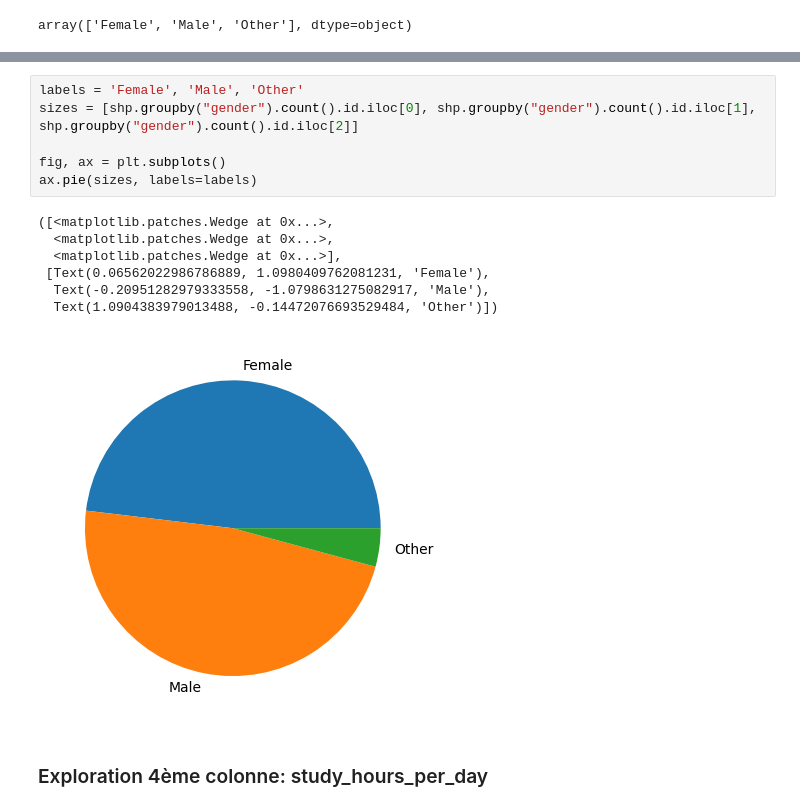
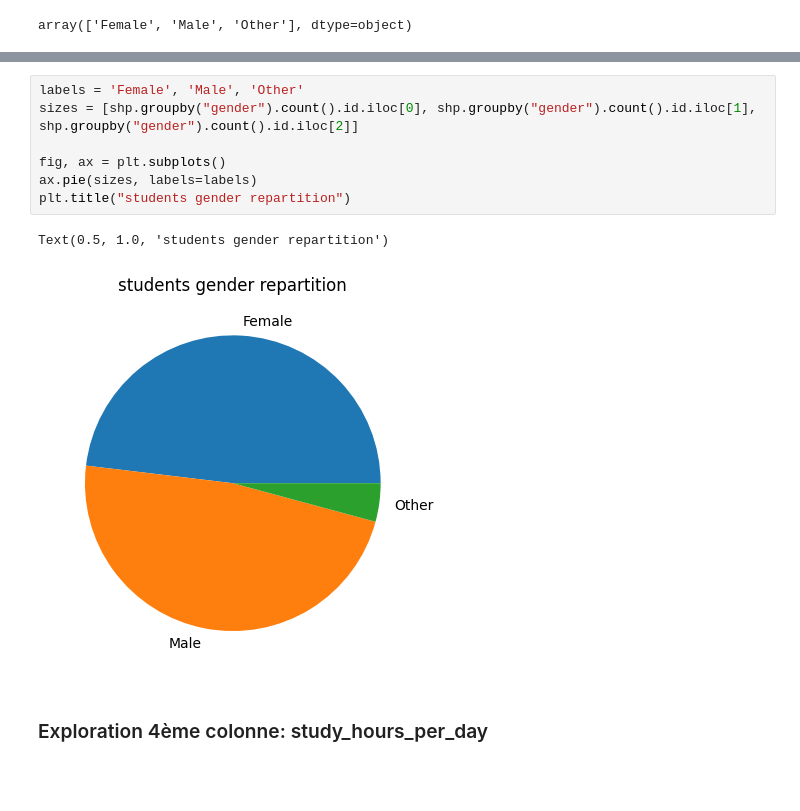
Before and after one commit to smazoyerdatascience/Student-Habits-vs-Academic-Performance, a Jupyter notebook: notebooks/student_habits_performance_EDA.ipynb, the cells around one changed output, grey strips where cells are left out. Saved outputs shown, nothing was run; the diff lists cells and outputs as text; blank space fills up the shorter version.

Commit message:
Labeling of graphs: beginning

```diff
--- a/notebooks/student_habits_performance_EDA.ipynb
+++ b/notebooks/student_habits_performance_EDA.ipynb
@@ -134,17 +140,13 @@ shp.gender.hist(bins=3)
 # %%
 labels = 'Female', 'Male', 'Other'
 sizes = [shp.groupby("gender").count().id.iloc[0], shp.groupby("gender").count().id.iloc[1], shp.groupby("gender").count().id.iloc[2]]
 
 fig, ax = plt.subplots()
 ax.pie(sizes, labels=labels)
+plt.title("students gender repartition")
 # %% [output]
-([<matplotlib.patches.Wedge at 0x...>,
-  <matplotlib.patches.Wedge at 0x...>,
-  <matplotlib.patches.Wedge at 0x...>],
- [Text(0.06562022986786889, 1.0980409762081231, 'Female'),
-  Text(-0.20951282979333558, -1.0798631275082917, 'Male'),
-  Text(1.0904383979013488, -0.14472076693529484, 'Other')])
+Text(0.5, 1.0, 'students gender repartition')
-[figure, old version]
+[figure, new version]
 # %% [markdown]
 ### Exploration 4ème colonne: study_hours_per_day
 # %%
```
Also changed, not shown: parts of 4 cells of this notebook.
